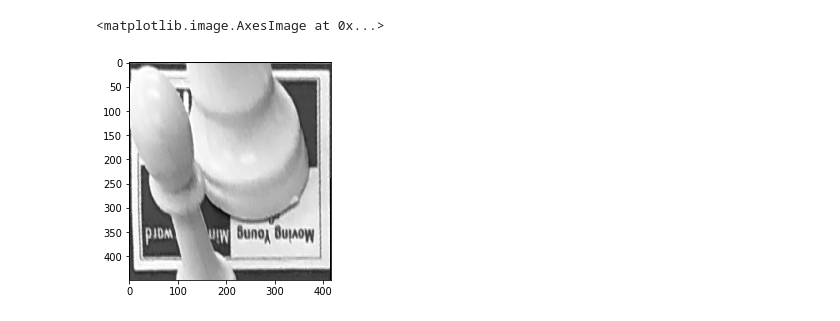
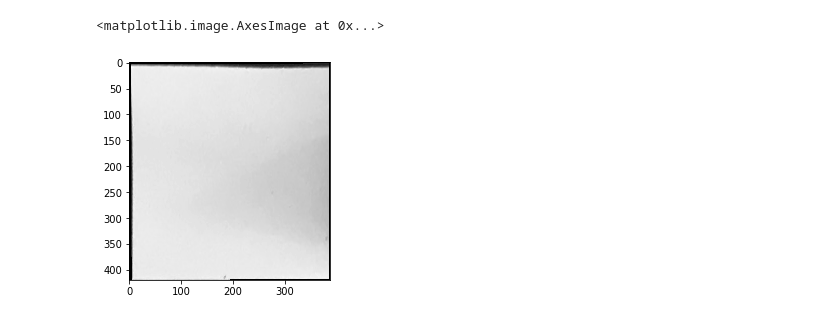
Before and after one commit to xtreemtg/chess_cheaters, a Jupyter notebook: Board_recognizer.ipynb, the cells around one changed output. Saved outputs shown, nothing was run; the diff lists cells and outputs as text; code cells hidden in the pictures.

```diff
--- a/Board_recognizer.ipynb
+++ b/Board_recognizer.ipynb
@@ -270,7 +270,7 @@ def plot_smart_squares(img, smart_squares):
         for j in range(n):
             ax[i,j].imshow(cut_from_rect(img, smart_squares[i][j]), cmap='gray')
 # %%
-TEST_IMG_NAME = 'pics/IMG_1462.JPG'
+TEST_IMG_NAME = 'pics/IMG_1544.JPG'
 # %%
 original = cv2.imread(TEST_IMG_NAME, cv2.IMREAD_GRAYSCALE)
 processed = pre_process_image(original)
@@ -317,6 +420,6 @@ plot_smart_squares(cropped, smart_squares)
 # %%
-plt.imshow(cut_from_rect(cropped, smart_squares[0][0]), cmap='gray')
+plt.imshow(cut_from_rect(cropped, smart_squares[4][2]), cmap='gray')
 # %% [output]
 <matplotlib.image.AxesImage at 0x...>
-[figure, old version]
+[figure, new version]
 # %%
```
Also changed, not shown: parts of 10 cells of this notebook, 1 other file.
